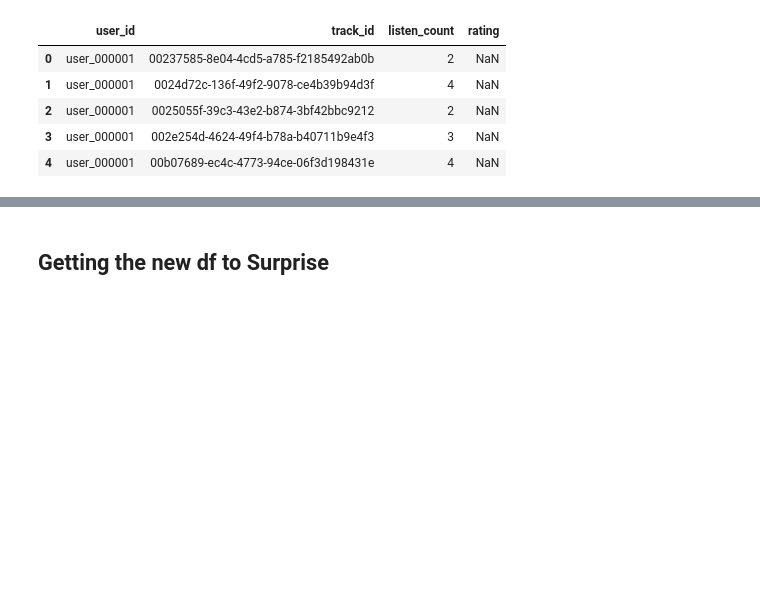
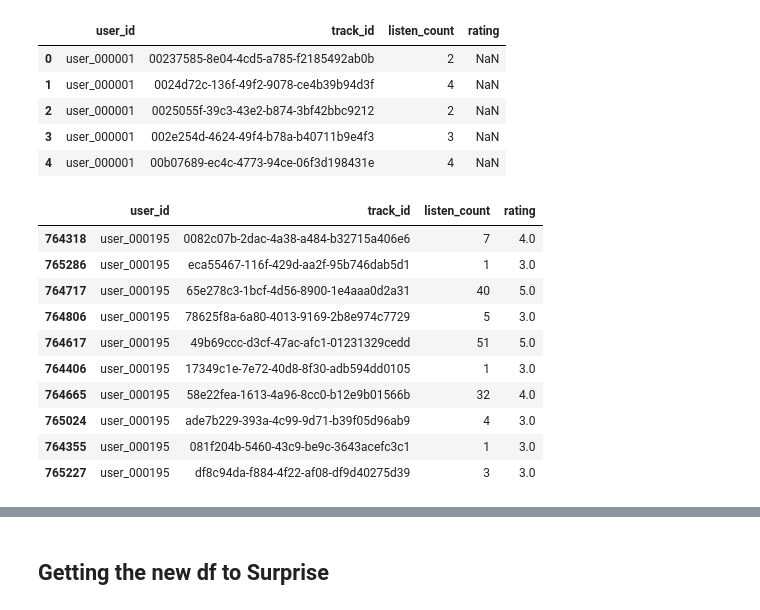
Before and after one commit to alexing/musicmagal, a Jupyter notebook: exploration-franch.ipynb, the cells around one changed output, grey strips where cells are left out. Cells and saved outputs as stored; diff of their text form; code cells hidden in the pictures; blank space fills up the shorter version.

```diff
--- a/exploration-franch.ipynb
+++ b/exploration-franch.ipynb
@@ -221,11 +221,26 @@ def create_ratings_for_user(df, user_id):
     three_stars_limit = user_data['listen_count'].quantile(.5)
     four_stars_limit = user_data['listen_count'].quantile(.75)
 
-    sel_3_stars = sel_user & df['listen_count'] < three_stars_limit
+    sel_3_stars = sel_user & (df['listen_count'] < three_stars_limit)
     df.loc[sel_3_stars, 'rating'] = 3
 
     sel_4_stars = sel_user & (df['listen_count'] >= three_stars_limit) & (df['listen_count'] <= four_stars_limit)
     df.loc[sel_4_stars, 'rating'] = 4
 
-    sel_5_stars = sel_user & df['listen_count'] > four_stars_limit
+    sel_5_stars = sel_user & (df['listen_count'] > four_stars_limit)
     df.loc[sel_5_stars, 'rating'] = 5
+# %%
+create_ratings_for_user(df, 'user_000195')
+df[df['user_id'] == 'user_000195'].sample(10)
+# %% [output]
+|  | user_id | track_id | listen_count | rating |
+| 764318 | user_000195 | 0082c07b-2dac-4a38-a484-b32715a406e6 | 7 | 4.0 |
+| 765286 | user_000195 | eca55467-116f-429d-aa2f-95b746dab5d1 | 1 | 3.0 |
+| 764717 | user_000195 | 65e278c3-1bcf-4d56-8900-1e4aaa0d2a31 | 40 | 5.0 |
+| 764806 | user_000195 | 78625f8a-6a80-4013-9169-2b8e974c7729 | 5 | 3.0 |
+| 764617 | user_000195 | 49b69ccc-d3cf-47ac-afc1-01231329cedd | 51 | 5.0 |
+| 764406 | user_000195 | 17349c1e-7e72-40d8-8f30-adb594dd0105 | 1 | 3.0 |
+| 764665 | user_000195 | 58e22fea-1613-4a96-8cc0-b12e9b01566b | 32 | 4.0 |
+| 765024 | user_000195 | ade7b229-393a-4c99-9d71-b39f05d96ab9 | 4 | 3.0 |
+| 764355 | user_000195 | 081f204b-5460-43c9-be9c-3643acefc3c1 | 1 | 3.0 |
+| 765227 | user_000195 | df8c94da-f884-4f22-af08-df9d40275d39 | 3 | 3.0 |
```
Also changed, not shown: parts of 14 cells of this notebook.
